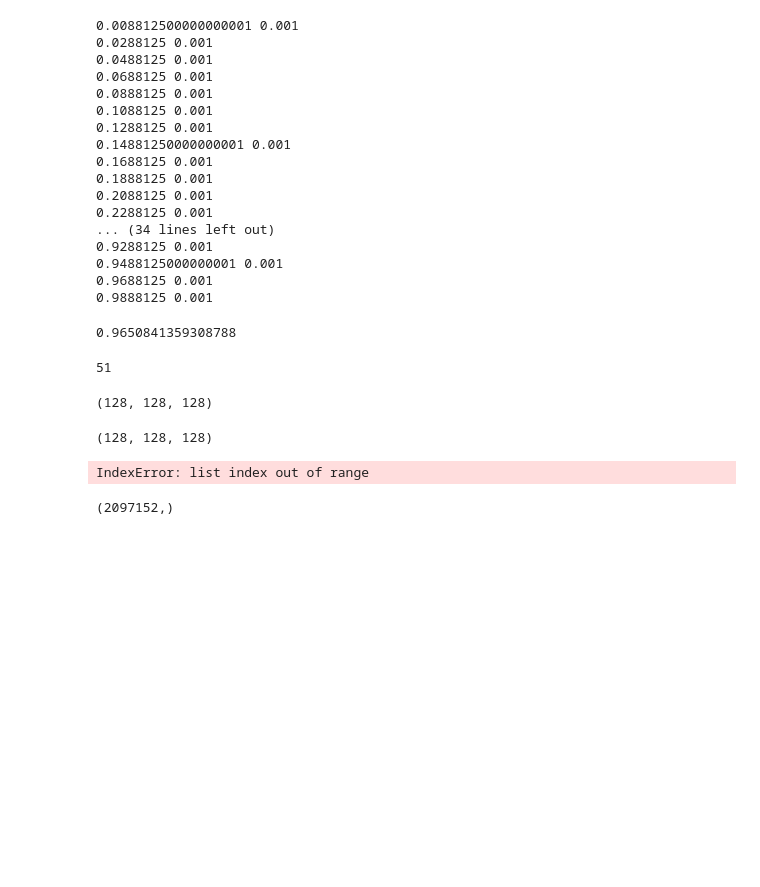
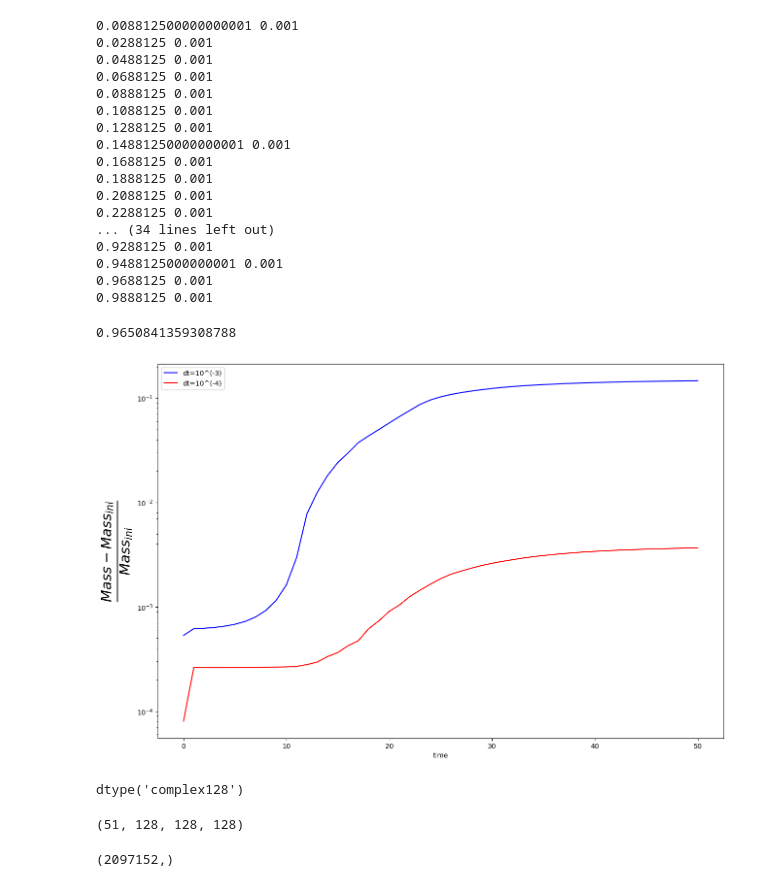
Before and after one commit to manu0x/pyGP_fields, a Jupyter notebook: fdm_3d_example.ipynb, the cells around one changed output. Cells and saved outputs as stored; diff of their text form; code cells hidden in the pictures; blank space fills up the shorter version.

Commit message:
saving work..prelim test suggest it work and mass error scales roughly expected from order of method

```diff
--- a/fdm_3d_example.ipynb
+++ b/fdm_3d_example.ipynb
@@ -213,7 +213,7 @@ def solve_fdm_example(N,da):
 da = 0.001
 
 
-frames,mass_l,mass_err_l = solve_fdm_example(128,da)
+frames2,mass_l2,mass_err_l2 = solve_fdm_example(128,da)
 # %% [output]
 (128, 128, 128)
 <class 'numpy.ndarray'> (128, 128, 128) complex128
@@ -252,11 +252,3 @@ kppa = c_unit*c_unit*hbar_unit*h*0.00001/(m_alpha*pc_unit)
 print(0.5*kppa/(ai*ai*ai*Hfunc(ai,omega_m0)))
 # %% [output]
 0.9650841359308788
-# %%
-len(frames)
-# %% [output]
-51
-# %%
-frames[-1].shape
-# %% [output]
-(128, 128, 128)
@@ -265,8 +255,11 @@ amp = [np.square(np.abs(m)) for m in frames]
-# %%
-amp[-1].shape
-# %% [output]
-(128, 128, 128)
-# %%
-plt.imshow(amp[51][:,:,19])
-# %% [output]
-IndexError: list index out of range
+# %%
+fig = plt.figure(figsize=(15,10))
+plt.yscale("log")
+plt.xlabel("time")
+plt.ylabel(r"$\frac{Mass-Mass_{ini}}{Mass_{ini}}$",fontsize=30)
+plt.plot(np.abs(mass_err_l2),"b",label = "dt=10^(-3)")
+plt.plot(np.abs(mass_err_l),"r",label = "dt=10^(-4)")
+plt.legend(loc="best")
+fig.savefig("fdm_test.pdf")
+# %% [output]
+[figure, added]
@@ -273,3 +272,11 @@ IndexError: list index out of range
+# %%
+dta.dtype
+# %% [output]
+dtype('complex128')
+# %%
+dta.shape
+# %% [output]
+(51, 128, 128, 128)
 # %%
 d2 = d2/10000.0
 # %%
```
Also changed, not shown: parts of 3 cells of this notebook.
